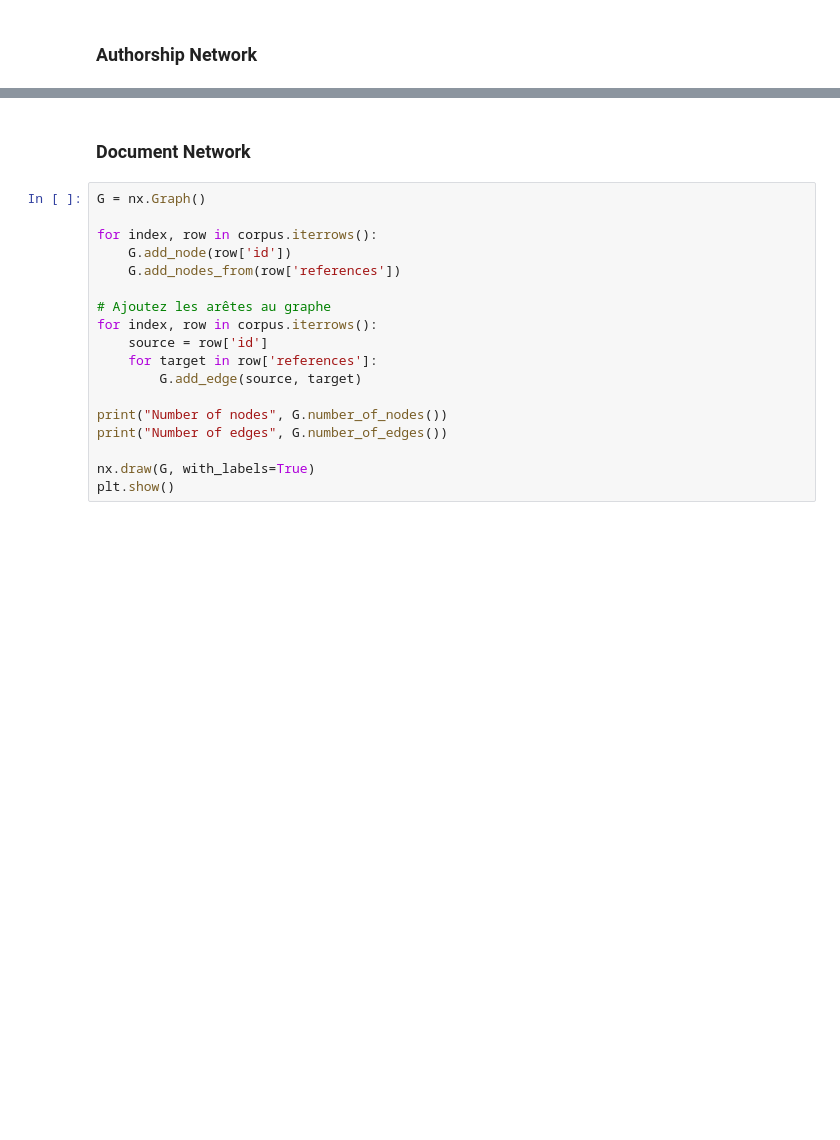
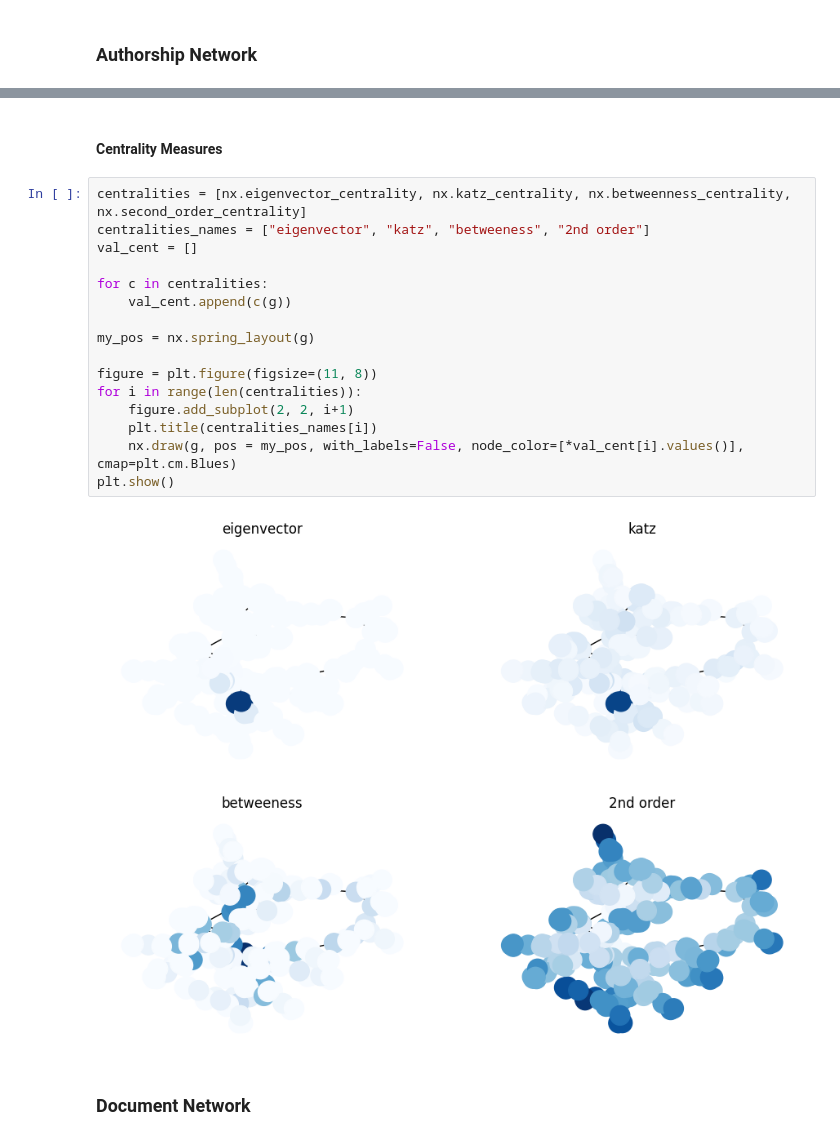
Before and after one commit to FeckNeck/Network-Analysis-for-Information-Retrieval, a Jupyter notebook: index.ipynb, the cells around one changed output, grey strips where cells are left out. Saved outputs shown, nothing was run; the diff lists cells and outputs as text; blank space fills up the shorter version.

```diff
--- a/index.ipynb
+++ b/index.ipynb
@@ -93,20 +136,22 @@ Number of edges 519871
+# %% [markdown]
+#### Centrality Measures
+# %%
+centralities = [nx.eigenvector_centrality, nx.katz_centrality, nx.betweenness_centrality, nx.second_order_centrality]
+centralities_names = ["eigenvector", "katz", "betweeness", "2nd order"]
+val_cent = []
+
+for c in centralities:
+    val_cent.append(c(g))
+
+my_pos = nx.spring_layout(g)
+
+figure = plt.figure(figsize=(11, 8))
+for i in range(len(centralities)):
+    figure.add_subplot(2, 2, i+1)
+    plt.title(centralities_names[i])
+    nx.draw(g, pos = my_pos, with_labels=False, node_color=[*val_cent[i].values()], cmap=plt.cm.Blues)
+plt.show()
+# %% [output]
+[figure, added]
 # %% [markdown]
 ### Document Network
-# %%
-G = nx.Graph()
-
-for index, row in corpus.iterrows():
-    G.add_node(row['id'])
-    G.add_nodes_from(row['references'])
-
-# Ajoutez les arêtes au graphe
-for index, row in corpus.iterrows():
-    source = row['id']
-    for target in row['references']:
-        G.add_edge(source, target)
-
-print("Number of nodes", G.number_of_nodes())
-print("Number of edges", G.number_of_edges())
-
-nx.draw(G, with_labels=True)
-plt.show()
```
Also changed, not shown: parts of 38 cells of this notebook, 1 other file.
